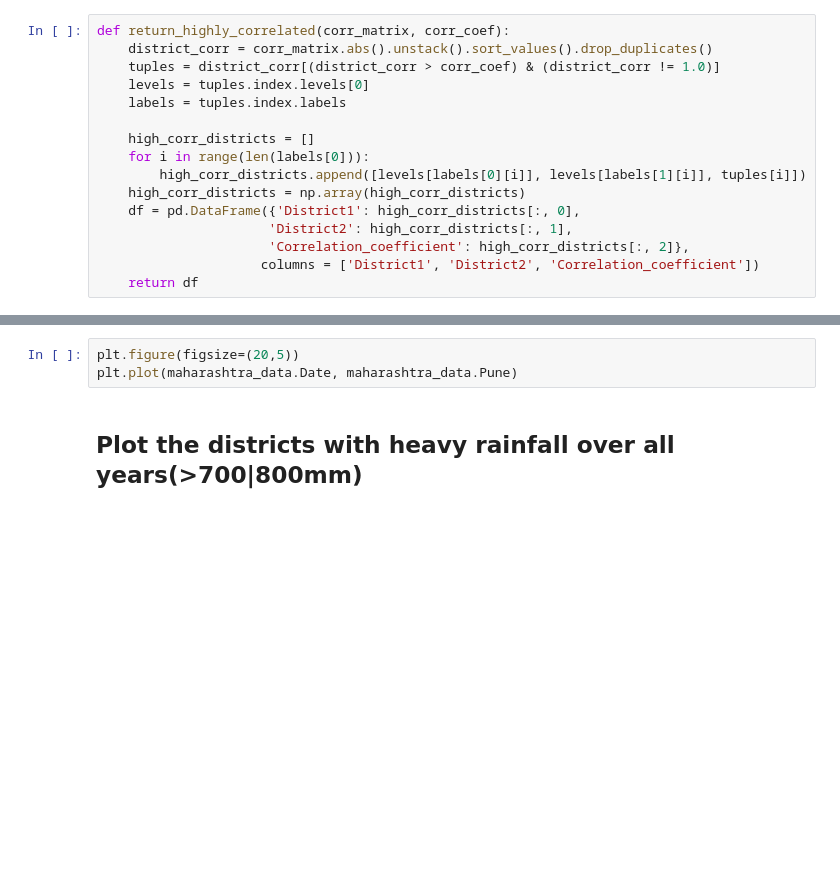
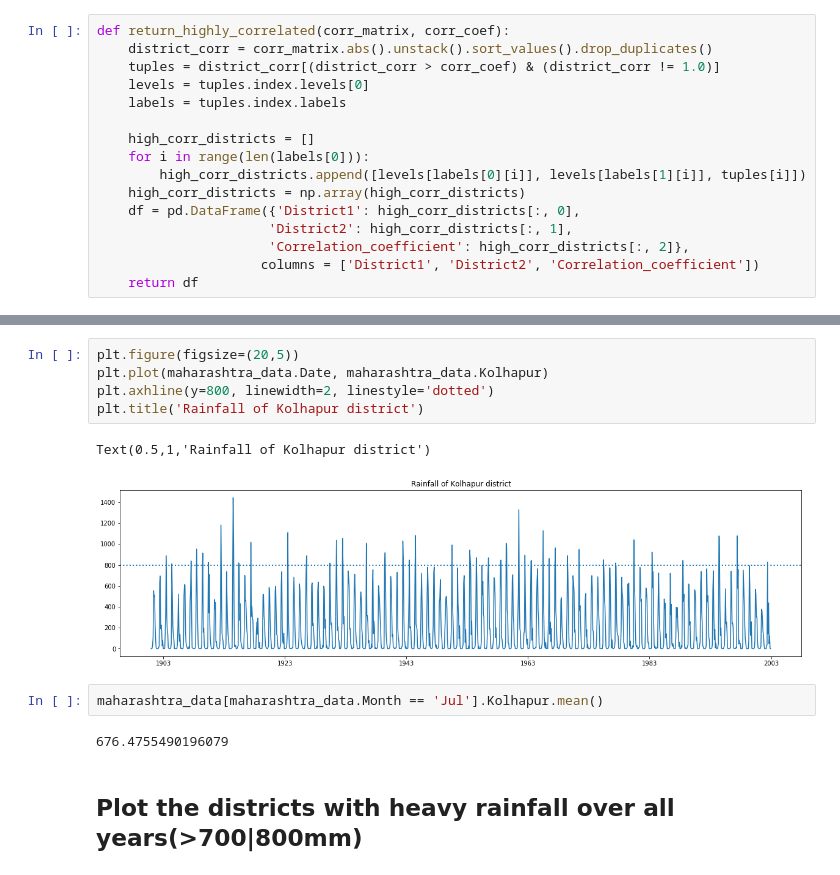
Before and after one commit to Abhishekmamidi123/Time-Series-Forecasting, a Jupyter notebook: Maharashtra/Maharashtra_Analysis.ipynb, the cells around one changed output, grey strips where cells are left out. Saved outputs shown, nothing was run; the diff lists cells and outputs as text; blank space fills up the shorter version.

```diff
--- a/Maharashtra/Maharashtra_Analysis.ipynb
+++ b/Maharashtra/Maharashtra_Analysis.ipynb
@@ -147,6 +224,15 @@ high_corr_districts
 # %%
 plt.figure(figsize=(20,5))
-plt.plot(maharashtra_data.Date, maharashtra_data.Pune)
+plt.plot(maharashtra_data.Date, maharashtra_data.Kolhapur)
+plt.axhline(y=800, linewidth=2, linestyle='dotted')
+plt.title('Rainfall of Kolhapur district')
+# %% [output]
+Text(0.5,1,'Rainfall of Kolhapur district')
+[figure, added]
+# %%
+maharashtra_data[maharashtra_data.Month == 'Jul'].Kolhapur.mean()
+# %% [output]
+676.4755490196079
 # %% [markdown]
 ## Plot the districts with heavy rainfall over all years(>700|800mm)
 # %%
```
Also changed, not shown: parts of 32 cells of this notebook.
